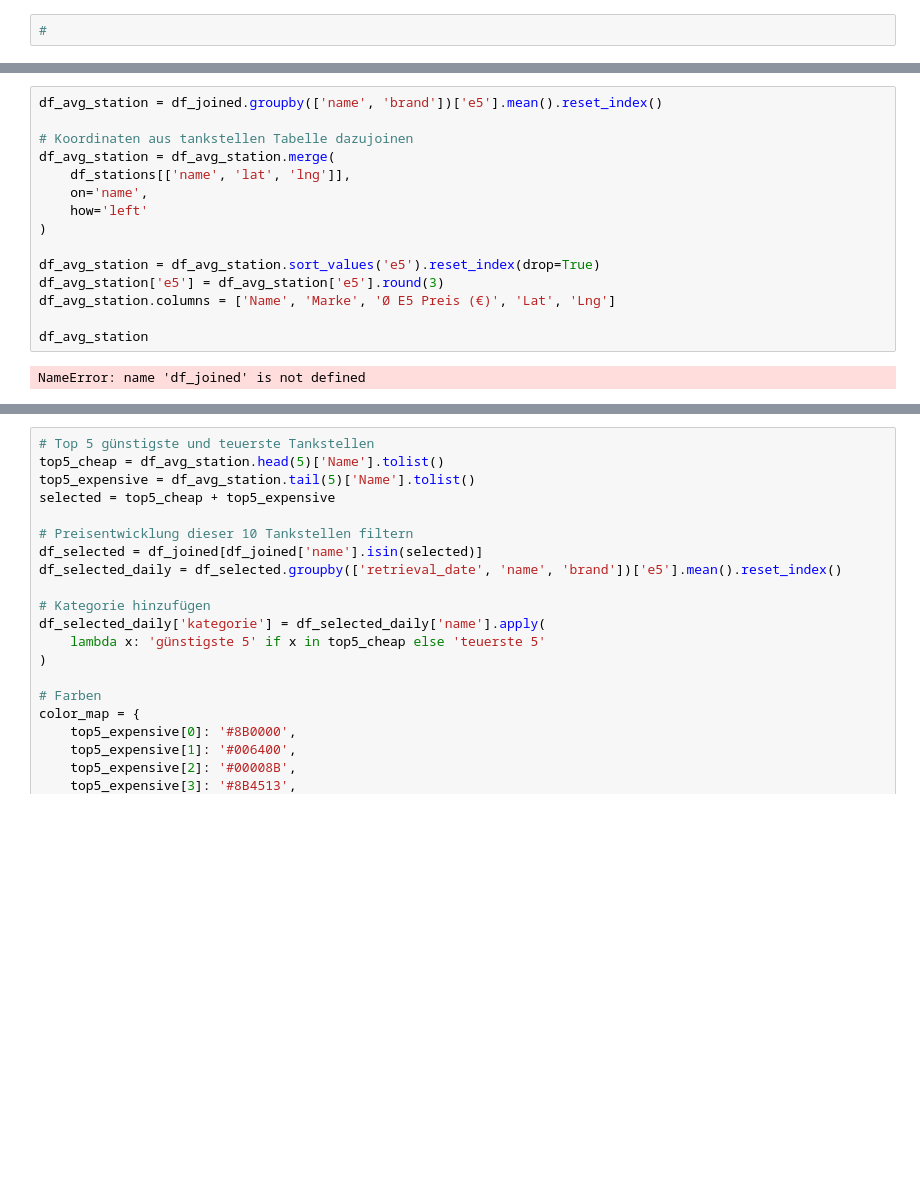
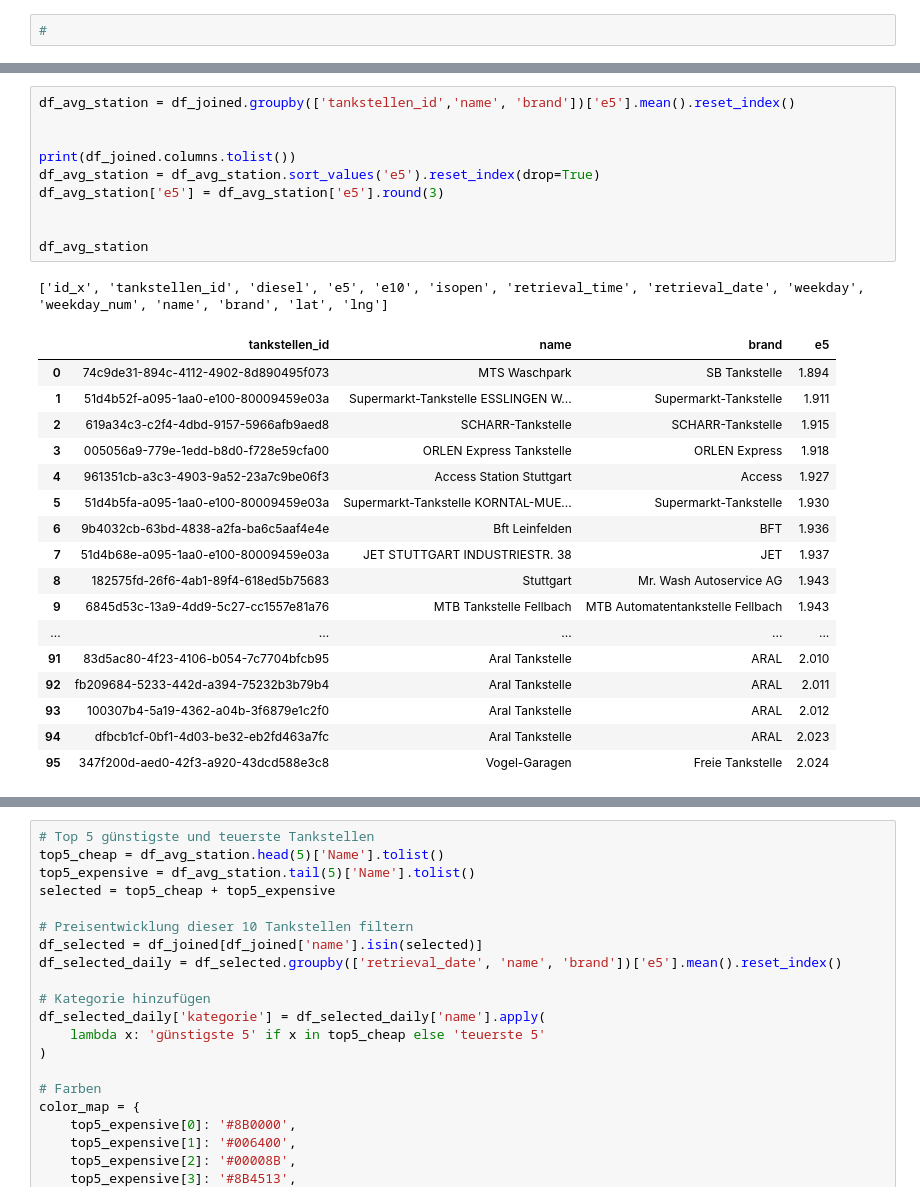
Before and after one commit to patrickpetre823/gasstation-price-analysis, a Jupyter notebook: exploration.ipynb, the cells around one changed output, grey strips where cells are left out. Cells and saved outputs as stored; diff of their text form; blank space fills up the shorter version.

```diff
--- a/exploration.ipynb
+++ b/exploration.ipynb
@@ -990,20 +1082,32 @@ NameError: name 'df_joined' is not defined
 # %%
-df_avg_station = df_joined.groupby(['name', 'brand'])['e5'].mean().reset_index()
+df_avg_station = df_joined.groupby(['tankstellen_id','name', 'brand'])['e5'].mean().reset_index()
 
-# Koordinaten aus tankstellen Tabelle dazujoinen
-df_avg_station = df_avg_station.merge(
-    df_stations[['name', 'lat', 'lng']],
-    on='name',
-    how='left'
-)
 
+print(df_joined.columns.tolist())
 df_avg_station = df_avg_station.sort_values('e5').reset_index(drop=True)
 df_avg_station['e5'] = df_avg_station['e5'].round(3)
-df_avg_station.columns = ['Name', 'Marke', 'Ø E5 Preis (€)', 'Lat', 'Lng']
+
 
 df_avg_station
 # %% [output]
-NameError: name 'df_joined' is not defined
+['id_x', 'tankstellen_id', 'diesel', 'e5', 'e10', 'isopen', 'retrieval_time', 'retrieval_date', 'weekday', 'weekday_num', 'name', 'brand', 'lat', 'lng']
+|  | tankstellen_id | name | brand | e5 |
+| 0 | 74c9de31-894c-4112-4902-8d890495f073 | MTS Waschpark | SB Tankstelle | 1.894 |
+| 1 | 51d4b52f-a095-1aa0-e100-80009459e03a | Supermarkt-Tankstelle ESSLINGEN W... | Supermarkt-Tankstelle | 1.911 |
+| 2 | 619a34c3-c2f4-4dbd-9157-5966afb9aed8 | SCHARR-Tankstelle | SCHARR-Tankstelle | 1.915 |
+| 3 | 005056a9-779e-1edd-b8d0-f728e59cfa00 | ORLEN Express Tankstelle | ORLEN Express | 1.918 |
+| 4 | 961351cb-a3c3-4903-9a52-23a7c9be06f3 | Access Station Stuttgart | Access | 1.927 |
+| 5 | 51d4b5fa-a095-1aa0-e100-80009459e03a | Supermarkt-Tankstelle KORNTAL-MUE... | Supermarkt-Tankstelle | 1.930 |
+| 6 | 9b4032cb-63bd-4838-a2fa-ba6c5aaf4e4e | Bft Leinfelden | BFT | 1.936 |
+| 7 | 51d4b68e-a095-1aa0-e100-80009459e03a | JET STUTTGART INDUSTRIESTR. 38 | JET | 1.937 |
+| 8 | 182575fd-26f6-4ab1-89f4-618ed5b75683 | Stuttgart | Mr. Wash Autoservice AG | 1.943 |
+| 9 | 6845d53c-13a9-4dd9-5c27-cc1557e81a76 | MTB Tankstelle Fellbach | MTB Automatentankstelle Fellbach | 1.943 |
+| ... | ... | ... | ... | ... |
+| 91 | 83d5ac80-4f23-4106-b054-7c7704bfcb95 | Aral Tankstelle | ARAL | 2.010 |
+| 92 | fb209684-5233-442d-a394-75232b3b79b4 | Aral Tankstelle | ARAL | 2.011 |
+| 93 | 100307b4-5a19-4362-a04b-3f6879e1c2f0 | Aral Tankstelle | ARAL | 2.012 |
+| 94 | dfbcb1cf-0bf1-4d03-be32-eb2fd463a7fc | Aral Tankstelle | ARAL | 2.023 |
+| 95 | 347f200d-aed0-42f3-a920-43dcd588e3c8 | Vogel-Garagen | Freie Tankstelle | 2.024 |
 # %%
 color_map = {
     top3_expensive[0]: '#8B0000',  # dunkelrot
```
Also changed, not shown: parts of 12 cells of this notebook, 4 other files.
